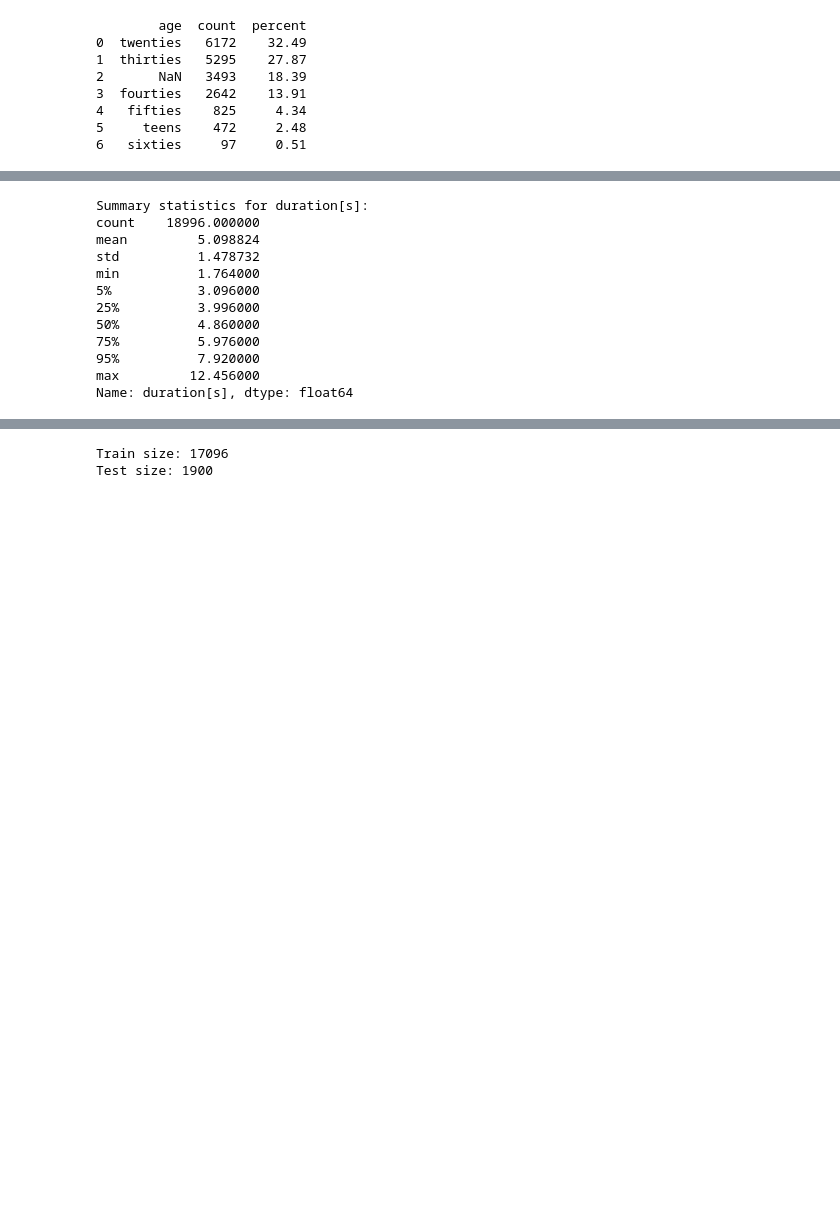
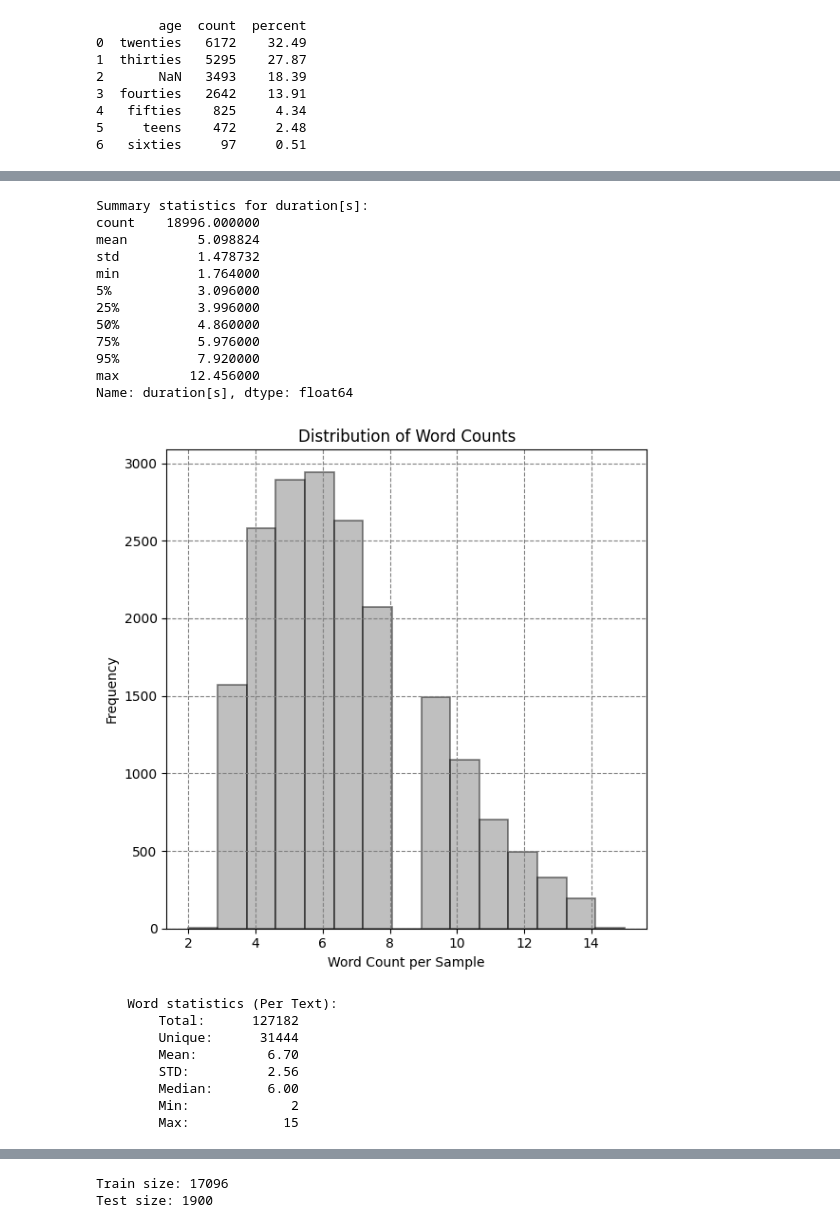
Before and after one commit to robertmackevic/ma-lt-tts, a Jupyter notebook: notebooks/cv-dataset-preparation.ipynb, the cells around one changed output, grey strips where cells are left out. Drawn from its saved outputs; the diff is of its cells as text; code cells hidden in the pictures; blank space fills up the shorter version.

Commit message:
Updated CommonVoice data preparation and analysis notebook; Added studio data preparation and analysis notebook.

```diff
--- a/notebooks/cv-dataset-preparation.ipynb
+++ b/notebooks/cv-dataset-preparation.ipynb
@@ -55,9 +57,10 @@ df = df.merge(
     right_on="clip",
     how="left"
 )
+df["duration[s]"] = df["duration[ms]"] / 1000
 
-# Drop the redundant 'clip' column (since it's the same as 'path')
-df = df.drop(columns=["clip"])
+# Drop the redundant 'clip' column and duration[ms]
+df = df.drop(columns=["clip", "duration[ms]"])
 
 print(df.info())
 df.head()
@@ -118,51 +121,47 @@ def summarize_categorical_variable(_df: pd.DataFrame, column: str) -> None:
     ax.set_title(f"Column `{column}` Distribution (n={total})")
     plt.show()
     print(summary)
-
-
-def summarize_duration(_df: pd.DataFrame) -> None:
-    _df["duration[s]"] = _df["duration[ms]"] / 1000
-    desc = _df["duration[s]"].describe(percentiles=[0.05, 0.25, 0.5, 0.75, 0.95])
-
-    plt.figure(figsize=(8, 5))
-    plt.hist(_df["duration[s]"], bins=50, color="lightgray", edgecolor="black")
-    plt.xlabel("Duration (s)")
-    plt.ylabel("Count")
-    plt.title("Distribution of Clip Durations")
-    plt.show()
-    print("Summary statistics for duration[s]:")
-    print(desc)
 # %%
 # FULL DATASET
 summarize_categorical_variable(df, column="gender")
 summarize_categorical_variable(df, column="age")
 summarize_duration(df)
+summarize_sentences(df)
 # %% [output]
 [figure]
                gender  count  percent
 0      male_masculine   9850    51.85
 1                 NaN   5390    28.37
 2     female_feminine   3724    19.60
 3  do_not_wish_to_say     32     0.17
 [figure]
         age  count  percent
 0  twenties   6172    32.49
 1  thirties   5295    27.87
 2       NaN   3493    18.39
 3  fourties   2642    13.91
 4   fifties    825     4.34
 5     teens    472     2.48
 6   sixties     97     0.51
 [figure]
 Summary statistics for duration[s]:
 count    18996.000000
 mean         5.098824
 std          1.478732
 min          1.764000
 5%           3.096000
 25%          3.996000
 50%          4.860000
 75%          5.976000
 95%          7.920000
 max         12.456000
 Name: duration[s], dtype: float64
+[figure, added]
+    Word statistics (Per Text):
+        Total:      127182
+        Unique:      31444
+        Mean:         6.70
+        STD:          2.56
+        Median:       6.00
+        Min:             2
+        Max:            15
```
Also changed, not shown: parts of 7 cells of this notebook, 6 other files.
